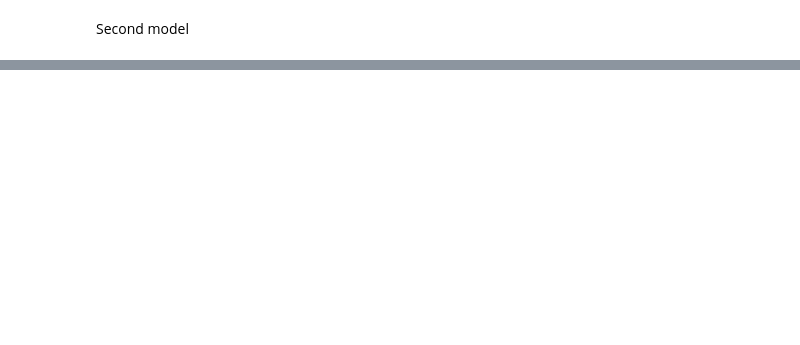
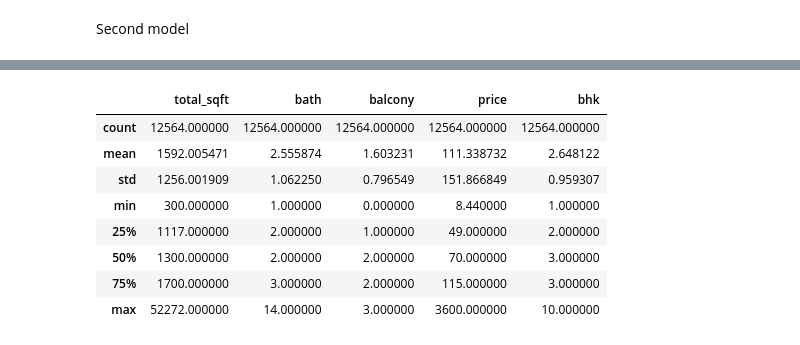
Before and after one commit to Desoukyreda/ML, a Jupyter notebook: DL/NN_task.ipynb, the cells around one changed output, grey strips where cells are left out. Cells and saved outputs as stored; diff of their text form; code cells hidden in the pictures; blank space fills up the shorter version.

```diff
--- a/DL/NN_task.ipynb
+++ b/DL/NN_task.ipynb
@@ -148,0 +162,48 @@ array(['Coomee ', 'Theanmp', nan, ..., 'SJovest', 'ThhtsV ', 'RSntsAp'],
+# %%
+
+# حذف الأعمدة اللي مش هتفيدك أو صعبة (availability فيها تواريخ مخلوطة)
+# df = df.drop(['availability'], axis=1)
+
+# التعامل مع الـ size
+# df['bhk'] = df['size'].apply(lambda x: int(str(x).split(' ')[0]) if pd.notnull(x) else np.nan)
+# df = df.drop(['size'], axis=1)
+
+# التعامل مع total_sqft (فيها ranges زي "2100-2850")
+def convert_sqft(x):
+    try:
+        tokens = str(x).split('-')
+        if len(tokens) == 2:
+            return (float(tokens[0]) + float(tokens[1])) / 2
+        return float(x)
+    except:
+        return None
+
+df['total_sqft'] = df['total_sqft'].apply(convert_sqft)
+
+df['location'] = df['location'].apply(lambda x: str(x).strip())
+location_counts = df['location'].value_counts()
+rare_locations = location_counts[location_counts <= 10].index
+df['location'] = df['location'].apply(lambda x: 'other' if x in rare_locations else x)
+
+# حذف الصفوف اللي فيها missing values مهمة
+df['balcony'] = df['balcony'].fillna(df['balcony'].median())
+df['price'] = df['price'].fillna(df['price'].mean())
+df['bath'] = df['bath'].fillna(df['bath'].mean())
+df['bhk'] = df['bhk'].fillna(df['bhk'].mean())
+df['total_sqft'] = df['total_sqft'].fillna(df['total_sqft'].mean())
+# %%
+
+df_encoded = pd.get_dummies(df, columns=['area_type', 'location'], drop_first=True)
+
+X = df_encoded.drop('price', axis=1)
+y = df_encoded['price']
+# %% [output]
+|  | total_sqft | bath | balcony | price | bhk |
+| count | 12564.000000 | 12564.000000 | 12564.000000 | 12564.000000 | 12564.000000 |
+| mean | 1592.005471 | 2.555874 | 1.603231 | 111.338732 | 2.648122 |
+| std | 1256.001909 | 1.062250 | 0.796549 | 151.866849 | 0.959307 |
+| min | 300.000000 | 1.000000 | 0.000000 | 8.440000 | 1.000000 |
+| 25% | 1117.000000 | 2.000000 | 1.000000 | 49.000000 | 2.000000 |
+| 50% | 1300.000000 | 2.000000 | 2.000000 | 70.000000 | 3.000000 |
+| 75% | 1700.000000 | 3.000000 | 2.000000 | 115.000000 | 3.000000 |
+| max | 52272.000000 | 14.000000 | 3.000000 | 3600.000000 | 10.000000 |
```
Also changed, not shown: parts of 8 cells of this notebook.
